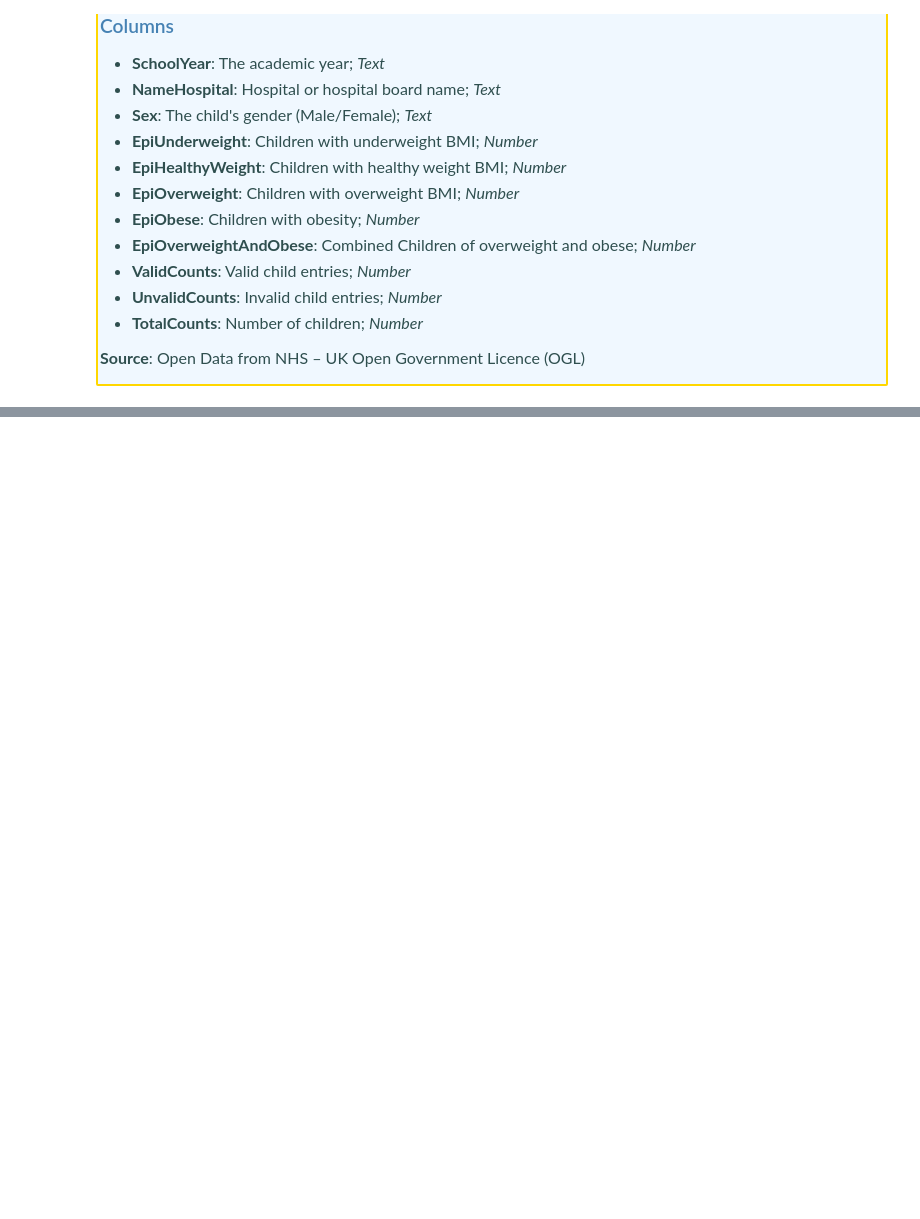
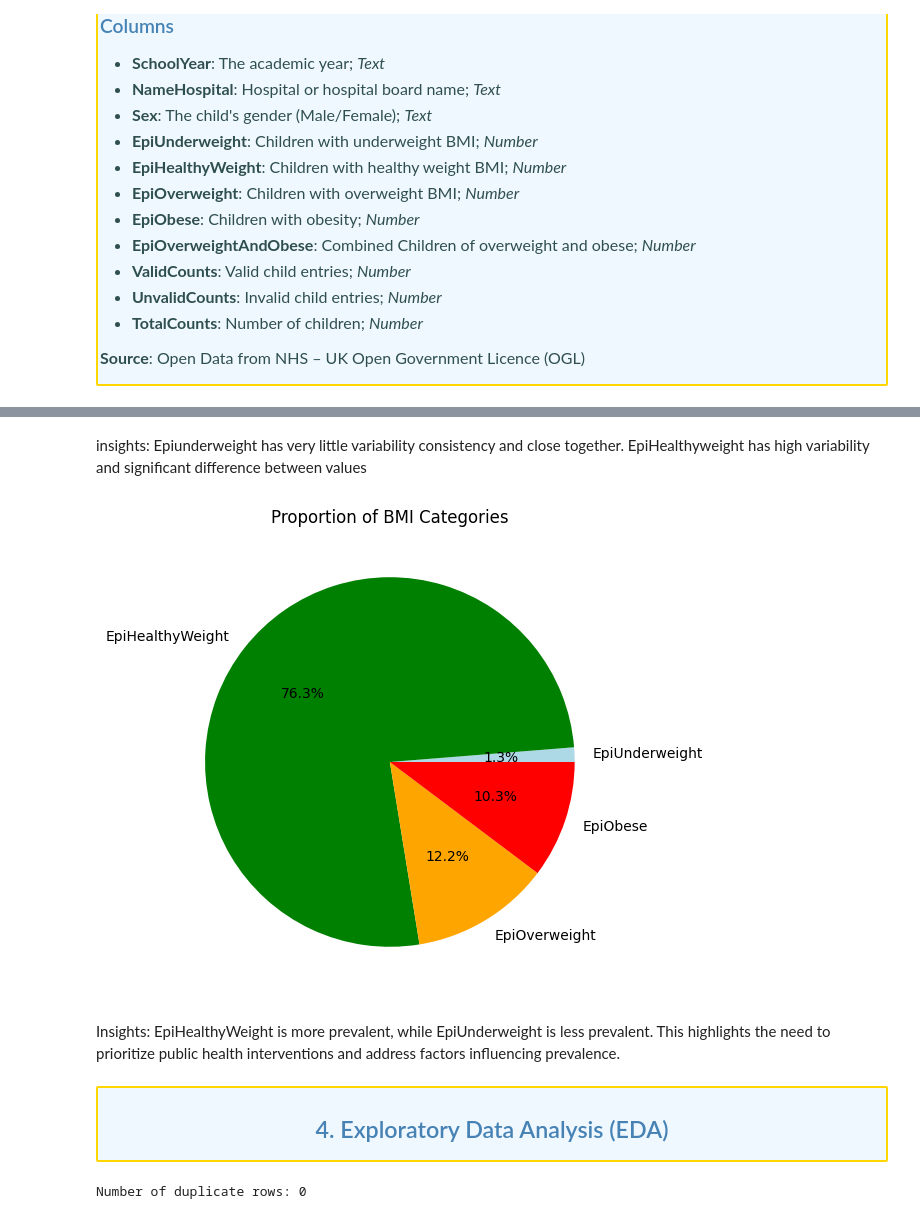
Before and after one commit to DataBells/child_weight_patterns, a Jupyter notebook: bmi_final.ipynb, the cells around one changed output, grey strips where cells are left out. Cells and saved outputs as stored; diff of their text form; code cells hidden in the pictures; blank space fills up the shorter version.

```diff
--- a/bmi_final.ipynb
+++ b/bmi_final.ipynb
@@ -62,0 +312,16 @@
+# %% [markdown]
+insights: Epiunderweight has very little variability consistency and close together. EpiHealthyweight has high variability and significant difference between values
+# %%
+bmi_sums = df[['EpiUnderweight', 'EpiHealthyWeight', 'EpiOverweight', 'EpiObese']].sum()
+plt.figure(figsize=(8, 6))
+plt.pie(bmi_sums, labels=bmi_sums.index, autopct='%1.1f%%', colors=['lightblue', 'green', 'orange', 'red'])
+plt.title("Proportion of BMI Categories")
+plt.show()
+# %% [output]
+[figure, added]
+# %% [markdown]
+Insights: EpiHealthyWeight is more prevalent, while EpiUnderweight is less prevalent. This highlights the need to prioritize public health interventions and address factors influencing prevalence.
+# %% [markdown]
+<div style="border: 2px solid gold; padding: 2px; border-radius: 2px; background-color: #f0f8ff;">
+<h2 style="color: #4682b4; text-align: center;">4. Exploratory Data Analysis (EDA)</h2>
+</div>
@@ -62,0 +334,6 @@
+# %%
+duplicate_count = df.duplicated().sum()
+print(f"Number of duplicate rows: {duplicate_count}")
+df = df.drop_duplicates()
+# %% [output]
+Number of duplicate rows: 0
```
Also changed, not shown: parts of 68 cells of this notebook, 1 other file.
